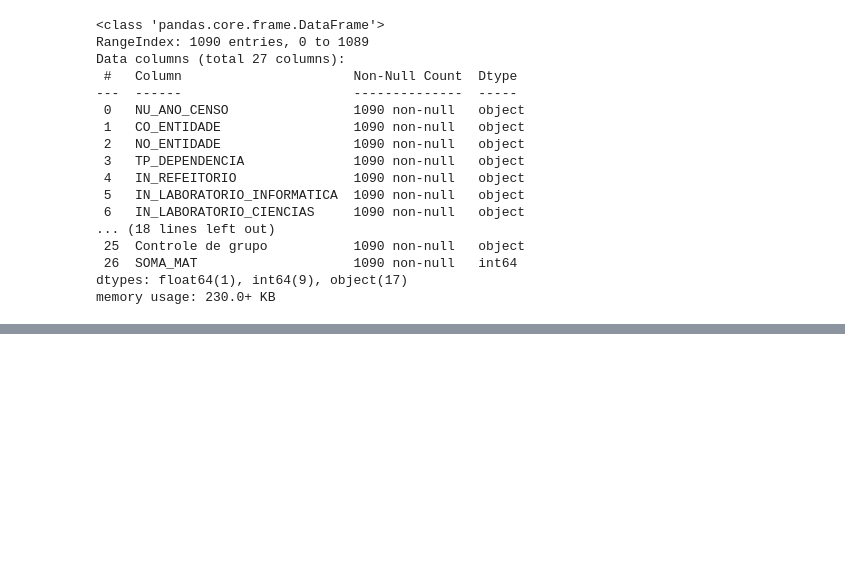
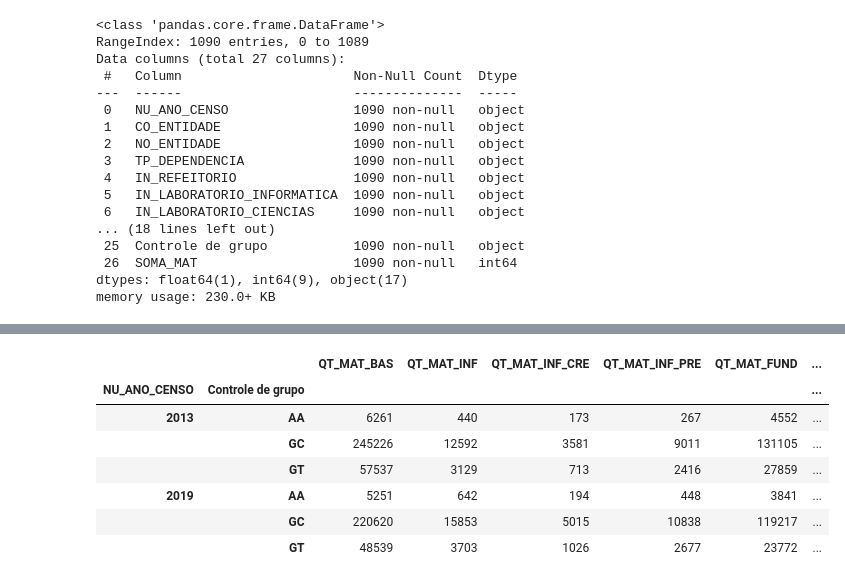
Before and after one commit to Bruno-Santana-Eco/Dados_Painel_Escolas_SSA, a Jupyter notebook: Diff-in-diff.ipynb, the cells around one changed output, grey strips where cells are left out. Cells and saved outputs as stored; diff of their text form; code cells hidden in the pictures; blank space fills up the shorter version.

```diff
--- a/Diff-in-diff.ipynb
+++ b/Diff-in-diff.ipynb
@@ -569,0 +584,12 @@ df.describe()
+# %%
+mat_ano_GC_cat = df.groupby(['NU_ANO_CENSO', 'Controle de grupo']).sum(numeric_only=True)
+mat_ano_GC_cat
+# %% [output]
+|  |  | QT_MAT_BAS | QT_MAT_INF | QT_MAT_INF_CRE | QT_MAT_INF_PRE | QT_MAT_FUND | ... |
+| NU_ANO_CENSO | Controle de grupo |  |  |  |  |  | ... |
+| 2013 | AA | 6261 | 440 | 173 | 267 | 4552 | ... |
+|  | GC | 245226 | 12592 | 3581 | 9011 | 131105 | ... |
+|  | GT | 57537 | 3129 | 713 | 2416 | 27859 | ... |
+| 2019 | AA | 5251 | 642 | 194 | 448 | 3841 | ... |
+|  | GC | 220620 | 15853 | 5015 | 10838 | 119217 | ... |
+|  | GT | 48539 | 3703 | 1026 | 2677 | 23772 | ... |
```
Also changed, not shown: parts of 12 cells of this notebook.
